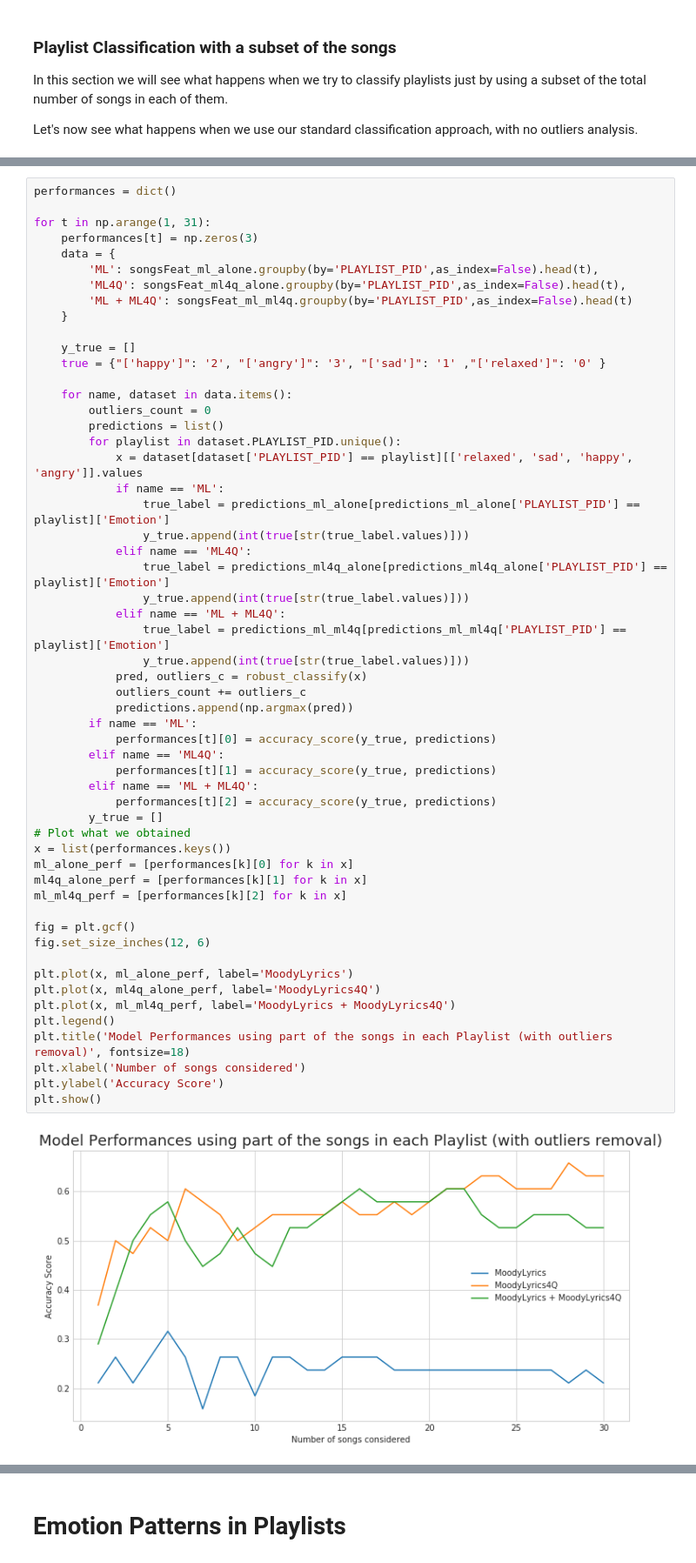
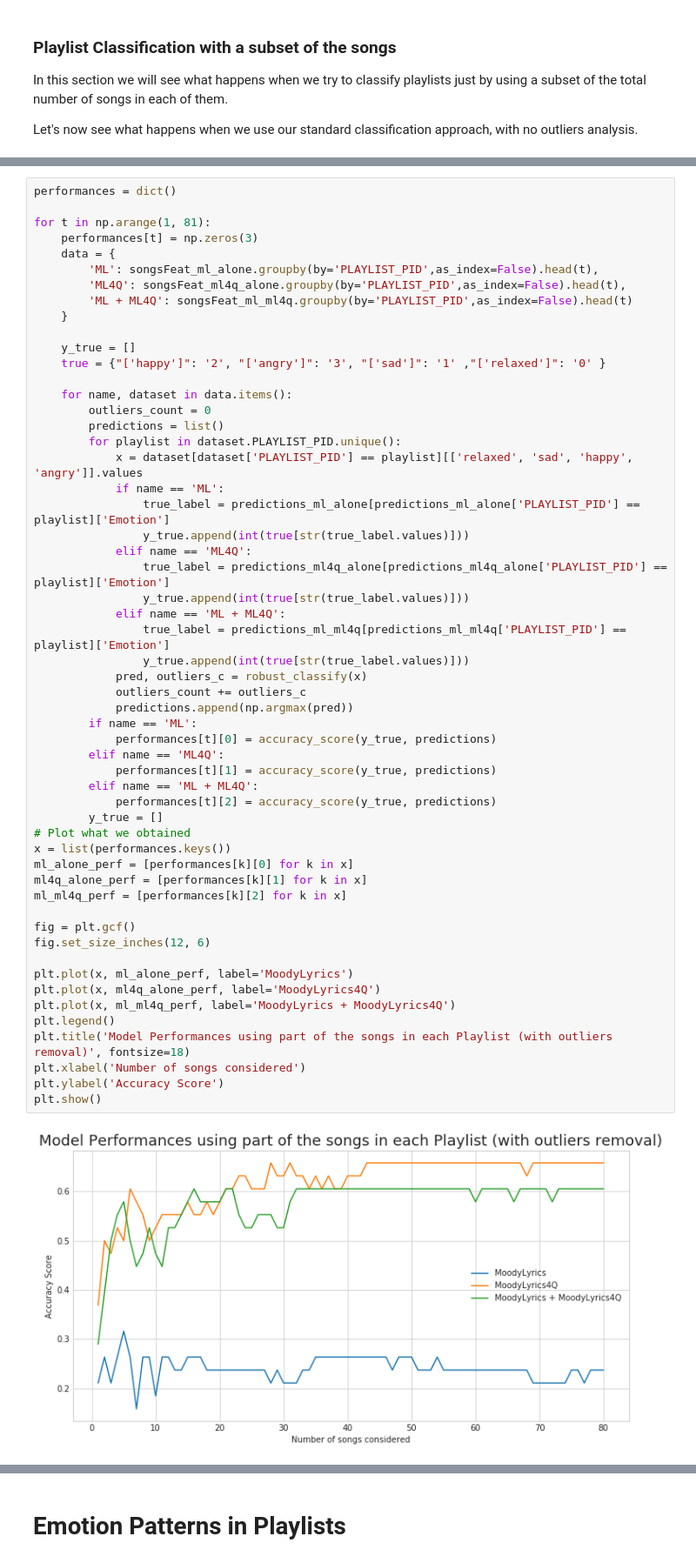
Before and after one commit to sgiammy/emotion-patterns-in-music-playlists, a Jupyter notebook: Notebook/5_Final_steps.ipynb, the cells around one changed output, grey strips where cells are left out. Shown at 87% size. Cells and saved outputs as stored; diff of their text form.

```diff
--- a/Notebook/5_Final_steps.ipynb
+++ b/Notebook/5_Final_steps.ipynb
@@ -1169,7 +1250,7 @@ Now let's see what happens when we consider our "robus" classification scheme.
 # %%
 performances = dict()
 
-for t in np.arange(1, 31):
+for t in np.arange(1, 81):
     performances[t] = np.zeros(3)
     data = {
         'ML': songsFeat_ml_alone.groupby(by='PLAYLIST_PID',as_index=False).head(t),
@@ -1195,31 +1276,31 @@ for t in np.arange(1, 31):
                 true_label = predictions_ml_ml4q[predictions_ml_ml4q['PLAYLIST_PID'] == playlist]['Emotion']
                 y_true.append(int(true[str(true_label.values)]))
             pred, outliers_c = robust_classify(x)
             outliers_count += outliers_c
             predictions.append(np.argmax(pred))
         if name == 'ML':
             performances[t][0] = accuracy_score(y_true, predictions)
         elif name == 'ML4Q':
             performances[t][1] = accuracy_score(y_true, predictions)
         elif name == 'ML + ML4Q':
             performances[t][2] = accuracy_score(y_true, predictions)
         y_true = []
 # Plot what we obtained
 x = list(performances.keys())
 ml_alone_perf = [performances[k][0] for k in x]
 ml4q_alone_perf = [performances[k][1] for k in x]
 ml_ml4q_perf = [performances[k][2] for k in x]
 
 fig = plt.gcf()
 fig.set_size_inches(12, 6)
 
 plt.plot(x, ml_alone_perf, label='MoodyLyrics')
 plt.plot(x, ml4q_alone_perf, label='MoodyLyrics4Q')
 plt.plot(x, ml_ml4q_perf, label='MoodyLyrics + MoodyLyrics4Q')
 plt.legend()
 plt.title('Model Performances using part of the songs in each Playlist (with outliers removal)', fontsize=18)
 plt.xlabel('Number of songs considered')
 plt.ylabel('Accuracy Score')
 plt.show()
 # %% [output]
-[figure, old version]
+[figure, new version]
```
Also changed, not shown: parts of 9 cells of this notebook.
